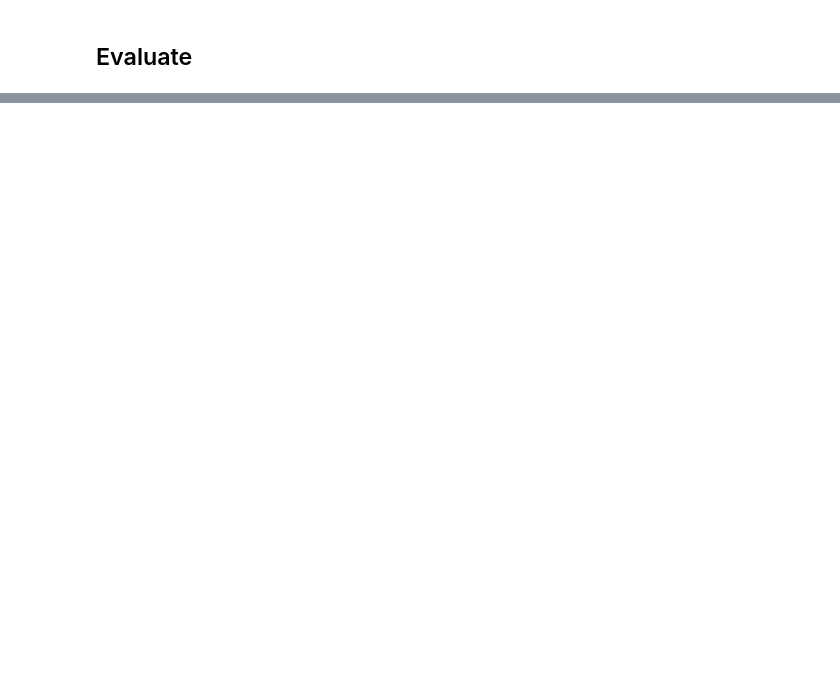
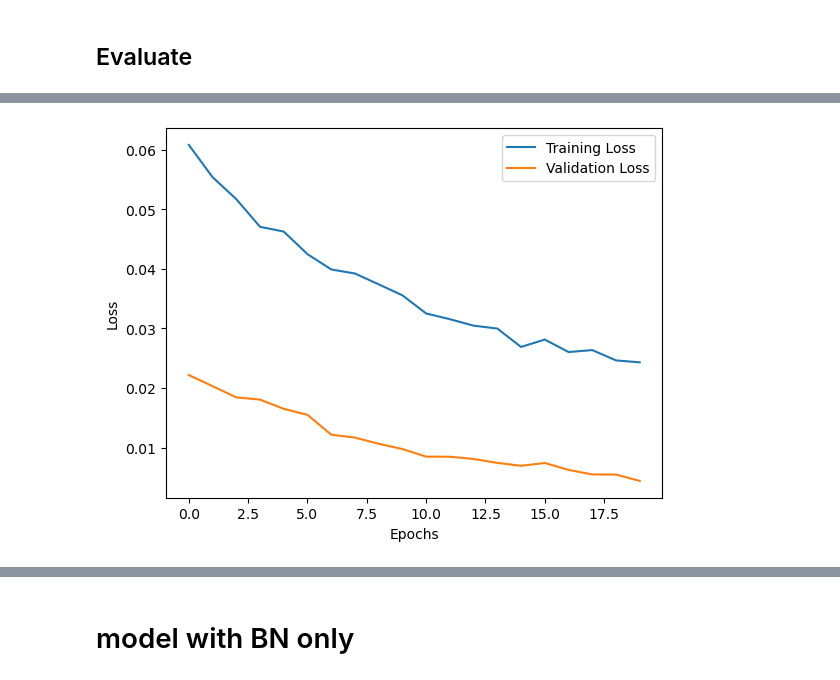
Before and after one commit to TRIPLE-A332/ML-DL_Algos, a Jupyter notebook: CNN/CNN_using_keras.ipynb, the cells around one changed output, grey strips where cells are left out. Drawn from its saved outputs; the diff is of its cells as text; code cells hidden in the pictures; blank space fills up the shorter version.

```diff
--- a/CNN/CNN_using_keras.ipynb
+++ b/CNN/CNN_using_keras.ipynb
@@ -187,0 +232,15 @@ loss
+# %%
+from keras.optimizers import RMSprop
+
+model_with_BN_and_DropL.compile(optimizer=RMSprop(learning_rate=0.0001),
+              loss='categorical_crossentropy',
+              metrics=['accuracy'])
+# %%
+# Retrain the model on the full training set (train + valid)
+history_of_BN_and_DropL = model_with_BN_and_DropL.fit(
+	np.concatenate((x_train, x_valid)),
+	np.concatenate((y_train, y_valid)),
+	epochs=20,
+	batch_size=128,
+	validation_data=(x_valid, y_valid)
+)
@@ -187,0 +265,14 @@ loss
+# %%
+epoch = range(20)
+plt.plot(epoch, history_of_BN_and_DropL.history['loss'], label='Training Loss')
+plt.plot(epoch, history_of_BN_and_DropL.history['val_loss'], label='Validation Loss')
+plt.xlabel('Epochs')
+plt.ylabel('Loss')
+plt.legend()
+plt.show()
+
+
+test_loss, test_accuracy = model_with_BN_and_DropL.evaluate(x_test_vec, y_test_vec, verbose=2)
+print(f"Test Accuracy: {test_accuracy * 100:.2f}%")
+# %% [output]
+[figure, added]
@@ -187,0 +281,2 @@ loss
+# %% [markdown]
+# model with BN only
```
Also changed, not shown: parts of 18 cells of this notebook, 13 other files.
